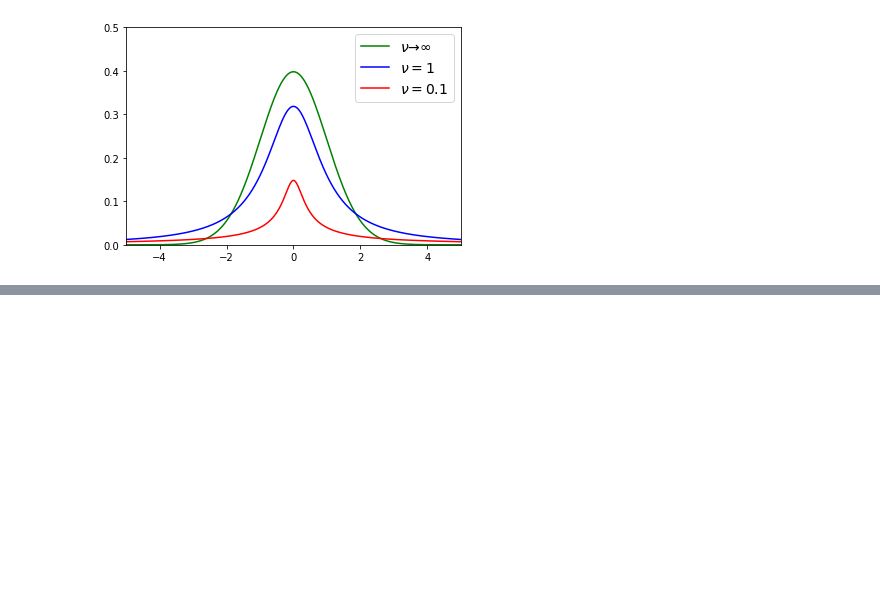
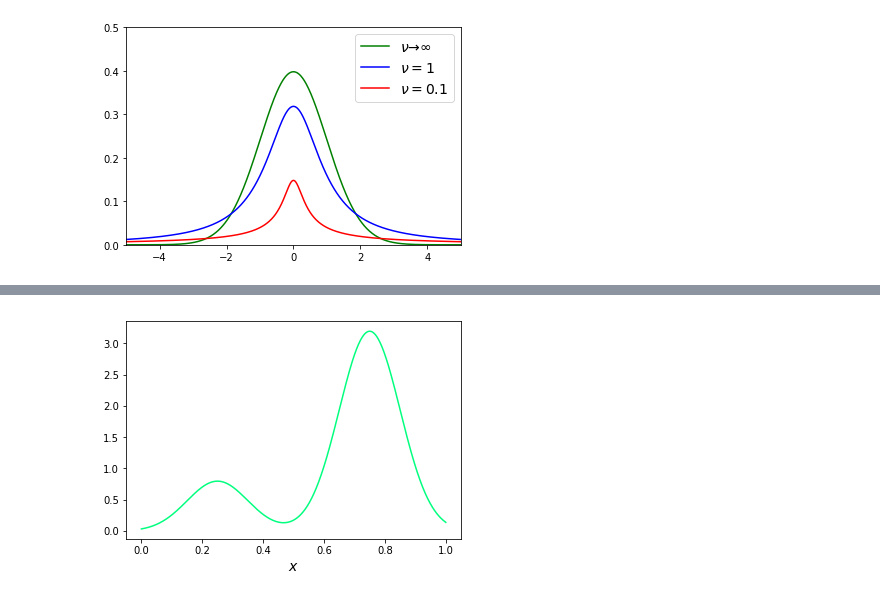
Before and after one commit to vagmcs/PRML, a Jupyter notebook: notebooks/ch2_probability_distributions.ipynb, the cells around one changed output, grey strips where cells are left out. Saved outputs shown, nothing was run; the diff lists cells and outputs as text; code cells hidden in the pictures; blank space fills up the shorter version.

```diff
--- a/notebooks/ch2_probability_distributions.ipynb
+++ b/notebooks/ch2_probability_distributions.ipynb
@@ -1176,0 +1261,16 @@ This is known as the ‘Old Faithful’ data set, and comprises 272 measurements
+# %%
+means = [0.25, 0.75]
+variances = [.01, .01]
+proportions = [.2, .8]
+
+component1 = Gaussian(mu=means[0], var=variances[0])
+component2 = Gaussian(mu=means[1], var=variances[1])
+
+x = np.linspace(0, 1, 3000)
+y = proportions[0] * component1.pdf(x) + proportions[1] * component2.pdf(x)
+
+plt.plot(x, y, color="springgreen")
+plt.xlabel("$x$", fontsize=14)
+plt.show()
+# %% [output]
+[figure, added]
```
Also changed, not shown: parts of 11 cells of this notebook.
